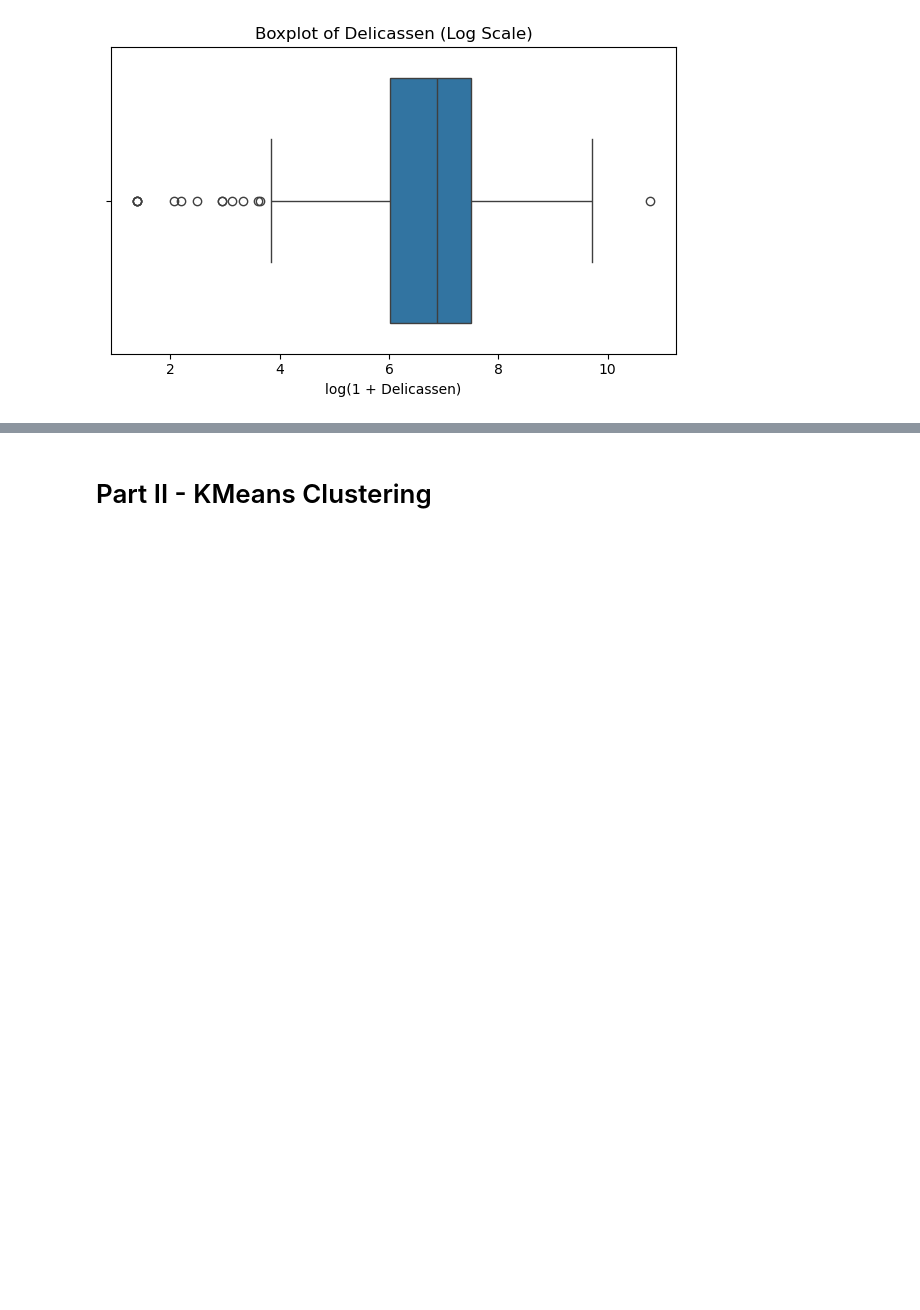
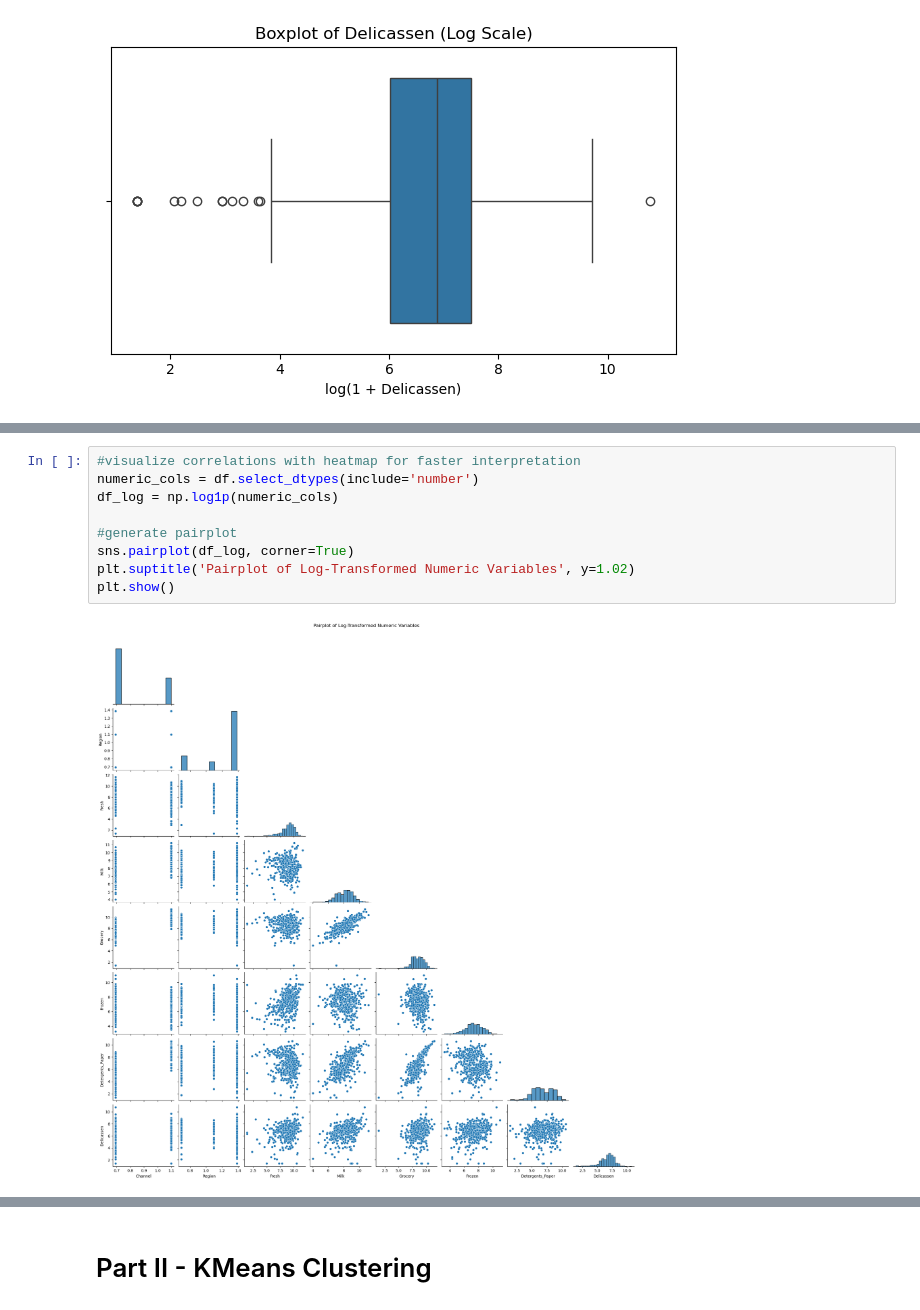
Before and after one commit to alocken/ML-Project-Unsupervised-Learning, a Jupyter notebook: Unsupervised Learning - Project.ipynb, the cells around one changed output, grey strips where cells are left out. Saved outputs shown, nothing was run; the diff lists cells and outputs as text; blank space fills up the shorter version.

Commit message:
Completed correlation analysis, data transformation, feature selection

```diff
--- a/Unsupervised Learning - Project.ipynb
+++ b/Unsupervised Learning - Project.ipynb
@@ -238 +259,12 @@ for col in numeric_cols:
+# %%
+#visualize correlations with heatmap for faster interpretation
+numeric_cols = df.select_dtypes(include='number')
+df_log = np.log1p(numeric_cols)
+
+#generate pairplot
+sns.pairplot(df_log, corner=True)
+plt.suptitle('Pairplot of Log-Transformed Numeric Variables', y=1.02)
+plt.show()
+# %% [output]
+[figure, added]
 # %%
```
Also changed, not shown: parts of 9 cells of this notebook.
